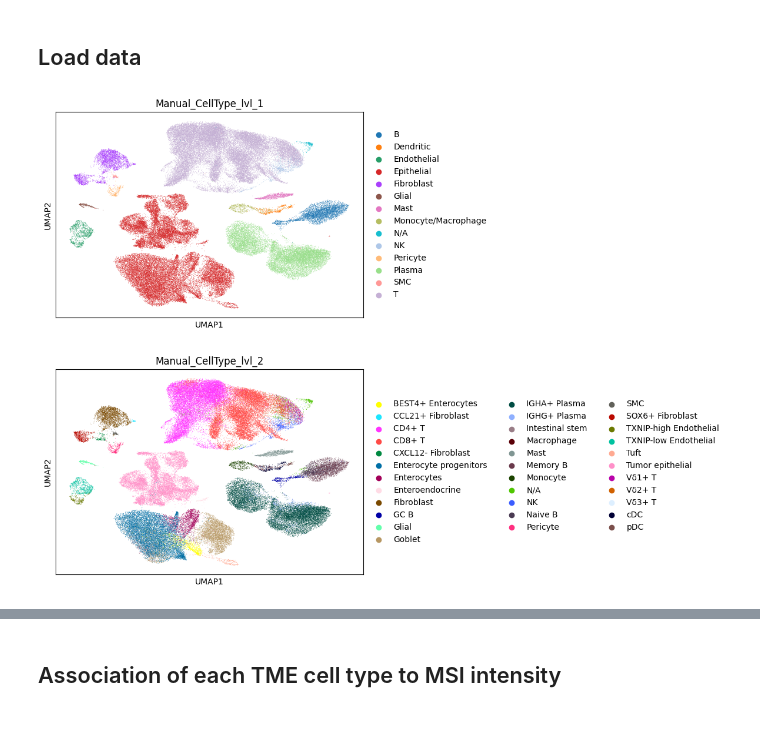
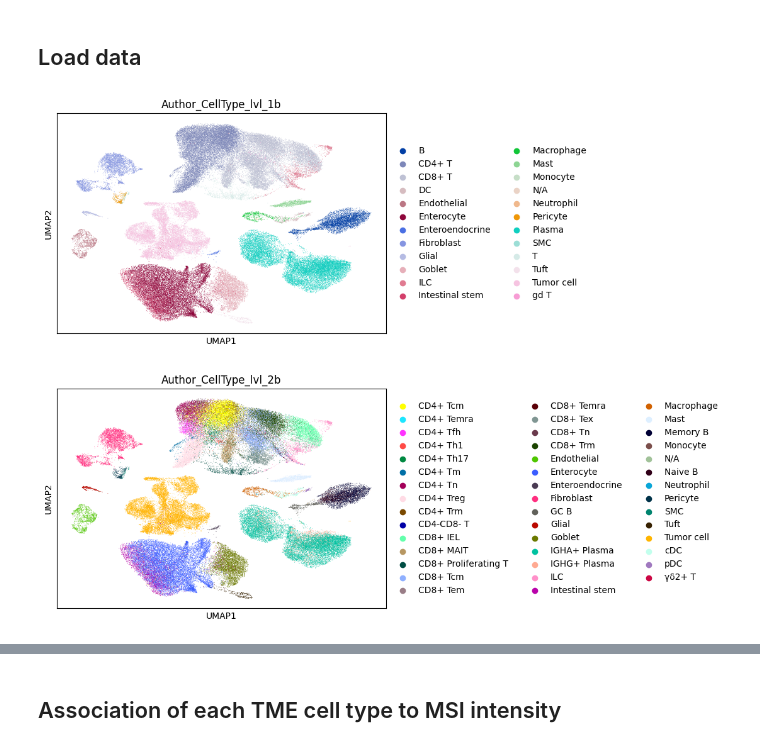
Before and after one commit to 18parkky/CRC_MSI_intensity_analysis, a Jupyter notebook: scripts/main/2_2_TME_analysis_Chen/1_TME_proportion_analysis.ipynb, the cells around one changed output, grey strips where cells are left out. Cells and saved outputs as stored; diff of their text form; code cells hidden in the pictures.

```diff
--- a/scripts/main/2_2_TME_analysis_Chen/1_TME_proportion_analysis.ipynb
+++ b/scripts/main/2_2_TME_analysis_Chen/1_TME_proportion_analysis.ipynb
@@ -19,7 +19,8 @@ def loadFromPickle(dir_pickle):
 # %% [markdown]
 ## Load data
 # %%
-adata_chen = sc.read_h5ad('/node200data/18parkky/datasets/data/public/processed_data/Immunotherapy_CRC_Chen_et_al/2_cell_type_labeled_h5ad/Chen.MSI.preprocessed.NanoMnT.ManualAnnot.MSI_score_labeled.h5ad')
+# adata_chen = sc.read_h5ad('/node200data/18parkky/datasets/data/public/processed_data/Immunotherapy_CRC_Chen_et_al/2_cell_type_labeled_h5ad/Chen.MSI.preprocessed.NanoMnT.ManualAnnot.MSI_score_labeled.h5ad')
+adata_chen = sc.read_h5ad('/node200data/18parkky/datasets/data/public/processed_data/Immunotherapy_CRC_Chen_et_al/2_cell_type_labeled_h5ad/Chen.MSI.preprocessed.NanoMnT.AuthorAnnot.MSI_score_labeled.h5ad')
 # %%
 chen_patient_metadata = pd.read_csv('/node200data/18parkky/datasets/data/public/FASTQ/Immunotherapy_CRC_Chen_et_al/metadata/Chen_et_al.patient_meta.csv',)
 chen_patient_metadata = chen_patient_metadata[(chen_patient_metadata['Cancer Type'] == 'CRC') &
@@ -62,8 +65,5 @@ for tup in adata_chen.obs.itertuples():
-# %%
-adata_chen.obs['Manual_CellType_lvl_1'] = lvl1_celltype
-adata_chen.obs['Manual_CellType_lvl_2'] = lvl2_celltype
 # %%
-sc.pl.umap(adata_chen, color=['Manual_CellType_lvl_1', 'Manual_CellType_lvl_2'], ncols=1)
+sc.pl.umap(adata_chen, color=['Author_CellType_lvl_1b', 'Author_CellType_lvl_2b'], ncols=1)
 # %% [output]
-[figure, old version]
+[figure, new version]
 # %%
```
Also changed, not shown: parts of 24 cells of this notebook, 24 other files.
